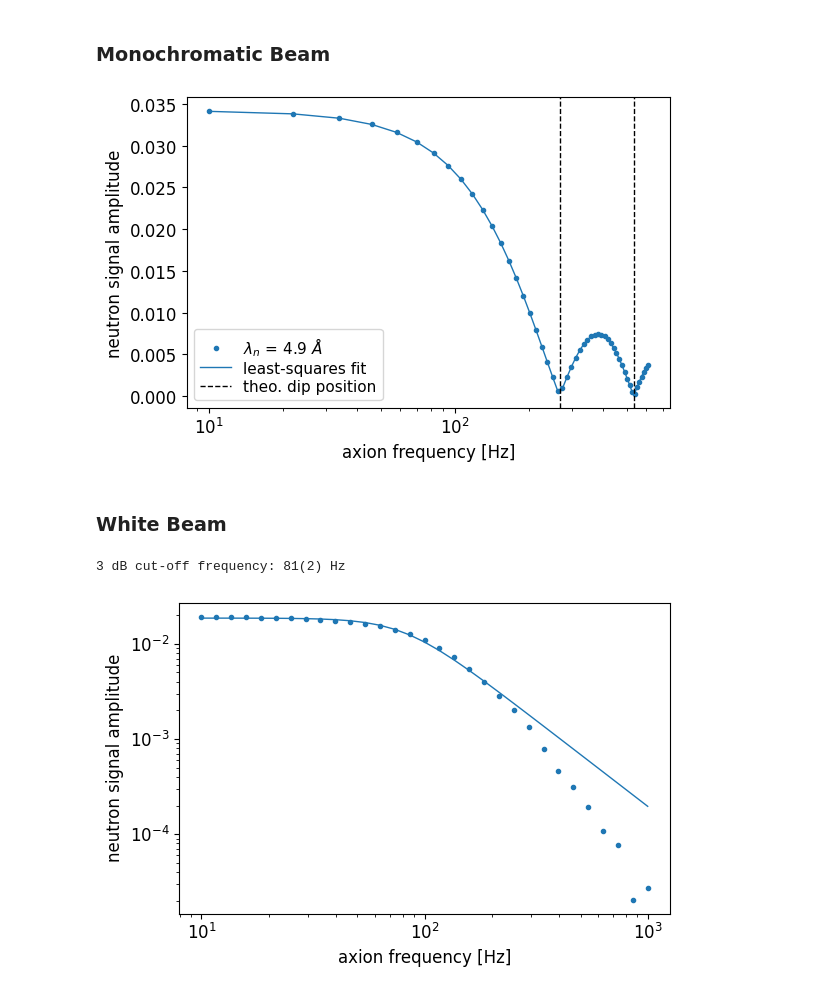
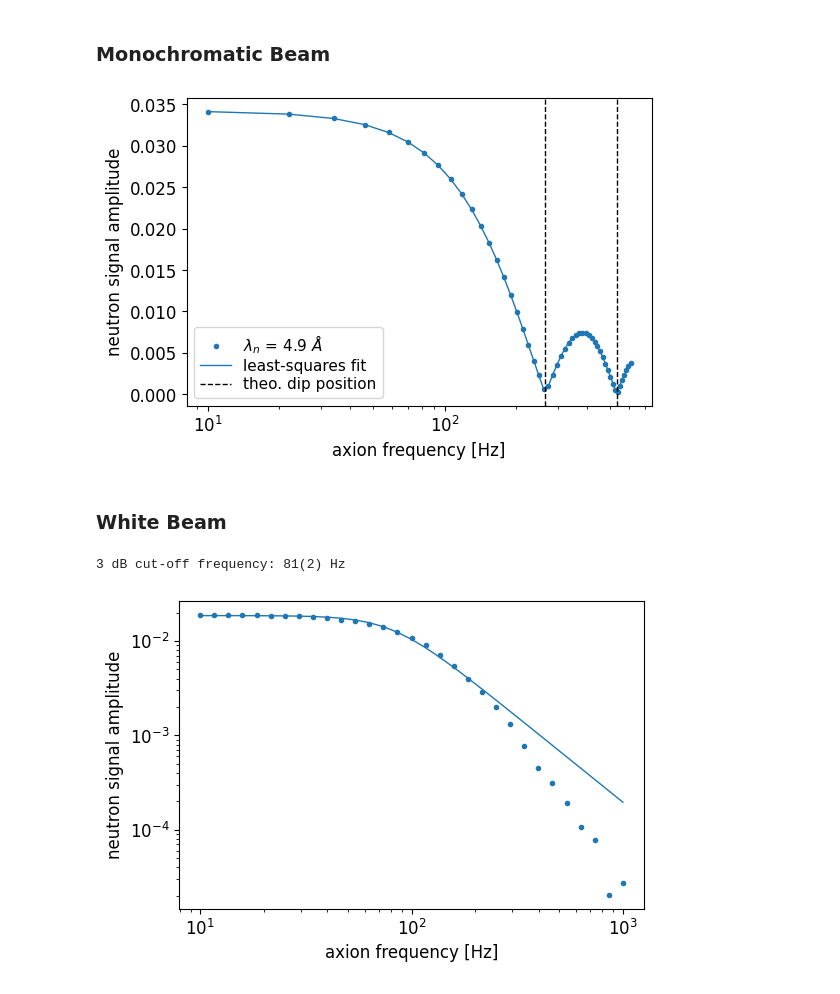
Before and after one commit to ivoschulthess/axionSim, a Jupyter notebook: matrixSimulation.ipynb, the cells around one changed output. Cells and saved outputs as stored; diff of their text form; code cells hidden in the pictures.

```diff
--- a/matrixSimulation.ipynb
+++ b/matrixSimulation.ipynb
@@ -398,20 +396,20 @@ except:
 # %%
 # fit the resonant cancelation function
 popt = (1/gamma_n, setup.l_ele/v_n)
 popt,_ = curve_fit(resonantCancelation, Omega_A/2/pi, pFlip, p0=popt)
 
+# plot the data
 fig,ax = plt.subplots()
 ax.plot(Omega_A/2/pi, pFlip, 'C0.', label='$\lambda_n$ = {:.1f} $\AA$'.format(1e10*lambda_n))
 ax.plot(Omega_A/2/pi, resonantCancelation(Omega_A/2/pi, *popt), 'C0-', lw=1, label='least-squares fit')
 ax.axvline(v_n/setup.l_ele, c='k', ls='--', lw=1, label='theo. dip position')
 ax.axvline(2*v_n/setup.l_ele, c='k', ls='--', lw=1)
 ax.legend()
 ax.set(xlabel='axion frequency [Hz]', ylabel='neutron signal amplitude', xscale='log')
-fig.set(dpi=100)
-fig.tight_layout()
+fig.savefig('plots/axionFrequencyScan_monochromaticBeam.png')
 plt.show()
 # %% [output]
-[figure, old version]
+[figure, new version]
 # %% [markdown]
 ### White Beam
 # %%
@@ -524,14 +522,13 @@ popt, pcov = curve_fit(butterworthFct, Omega_A, pFlip, p0=(pFlip.max(), 100, 1))
 perr = np.sqrt(np.diag(pcov))
 print('3 dB cut-off frequency: {:.0f}({:.0f}) Hz'.format(popt[1]/2/pi, perr[1]/2/pi))
 
-# plot the data and the fit
+# plot the data
 fig,ax = plt.subplots()
 ax.plot(Omega_A/2/pi, pFlip, 'C0.')
 plt.plot(Omega_A/2/pi, butterworthFct(Omega_A, *popt), 'C0-', lw=1)
 ax.set(xlabel='axion frequency [Hz]', ylabel='neutron signal amplitude', xscale='log', yscale='log')
-fig.set(dpi=100)
-fig.tight_layout()
+fig.savefig('plots/axionFrequencyScan_whiteBeam_ILL2020.png')
 plt.show()
 # %% [output]
 3 dB cut-off frequency: 81(2) Hz
-[figure, old version]
+[figure, new version]
```
Also changed, not shown: parts of 6 cells of this notebook, 7 other files.
